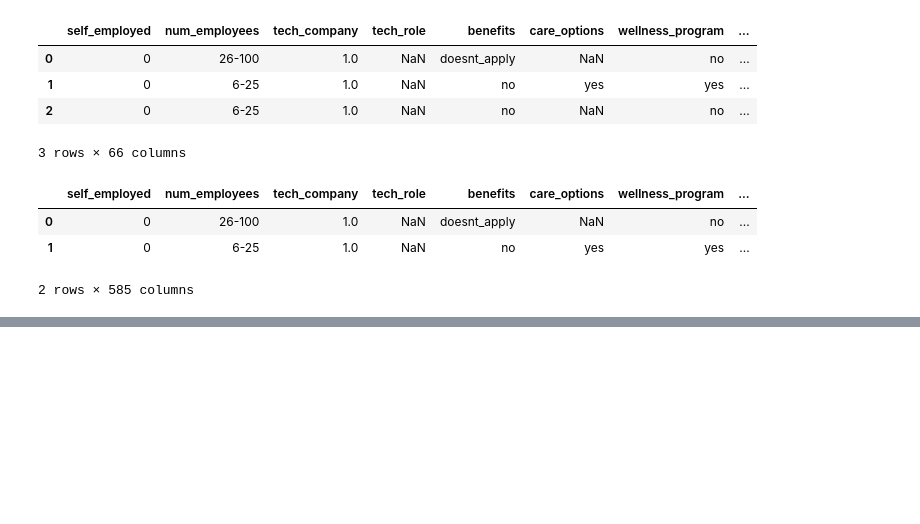
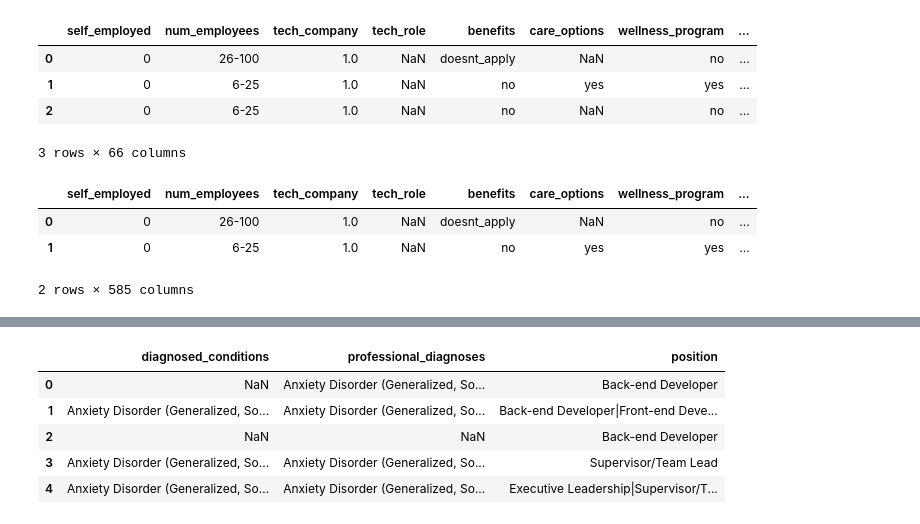
Before and after one commit to bgveenstra/ds-sf-32-brianna, a Jupyter notebook: mental-health-in-tech/cleaning16.ipynb, the cells around one changed output, grey strips where cells are left out. Cells and saved outputs as stored; diff of their text form; code cells hidden in the pictures; blank space fills up the shorter version.

Commit message:
proj planning and 2016 cleaning around position, conditions

```diff
--- a/mental-health-in-tech/cleaning16.ipynb
+++ b/mental-health-in-tech/cleaning16.ipynb
@@ -844,0 +872,11 @@ df16.to_csv(path_or_buf="./datasets/2016/clean-no-dummies-2016.csv")
+# %%
+a = df16[['diagnosed_conditions', 'professional_diagnoses', 'position']].head(100).copy()
+# %%
+a.head()
+# %% [output]
+|  | diagnosed_conditions | professional_diagnoses | position |
+| 0 | NaN | Anxiety Disorder (Generalized, So... | Back-end Developer |
+| 1 | Anxiety Disorder (Generalized, So... | Anxiety Disorder (Generalized, So... | Back-end Developer|Front-end Deve... |
+| 2 | NaN | NaN | Back-end Developer |
+| 3 | Anxiety Disorder (Generalized, So... | Anxiety Disorder (Generalized, So... | Supervisor/Team Lead |
+| 4 | Anxiety Disorder (Generalized, So... | Anxiety Disorder (Generalized, So... | Executive Leadership|Supervisor/T... |
```
Also changed, not shown: parts of 5 cells of this notebook, 1 other file.
